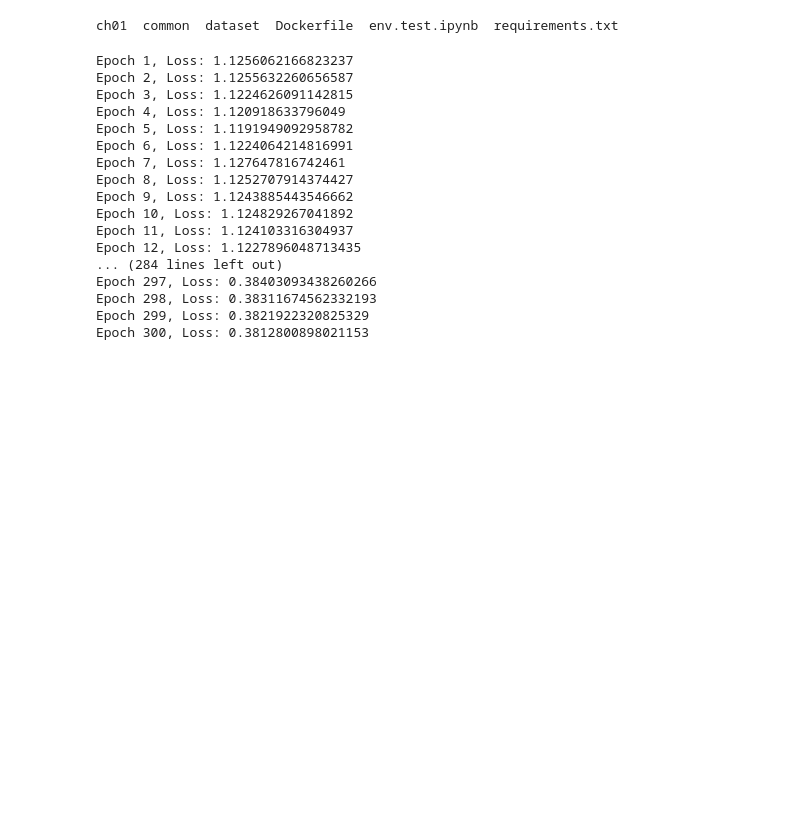
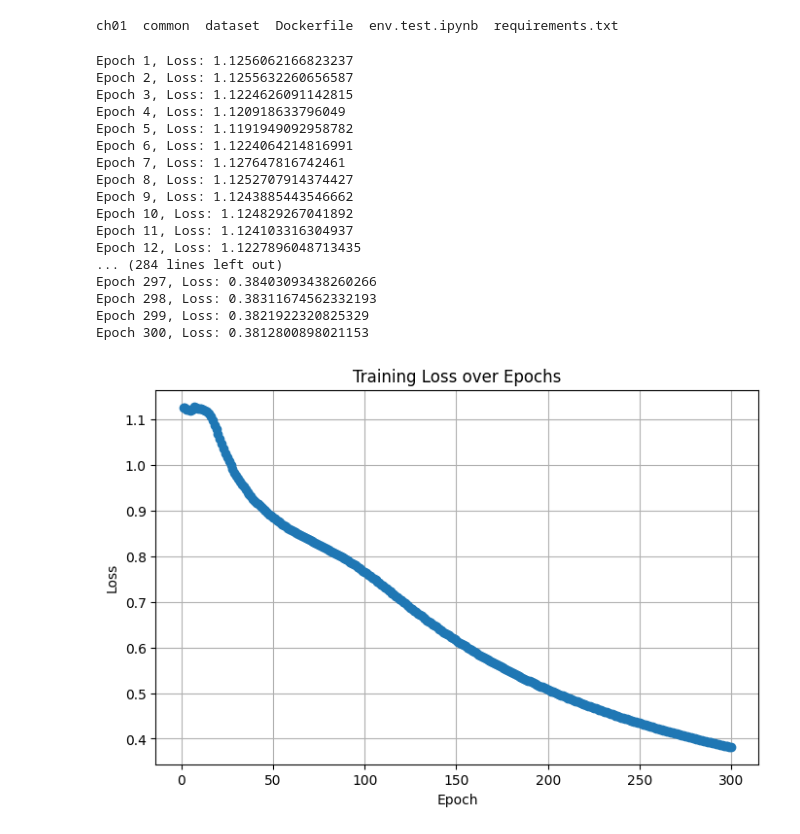
Before and after one commit to TOnodera/review-deep-learning, a Jupyter notebook: ch01/train_custom_loop.ipynb, the cells around one changed output. Cells and saved outputs as stored; diff of their text form; code cells hidden in the pictures; blank space fills up the shorter version.

```diff
--- a/ch01/train_custom_loop.ipynb
+++ b/ch01/train_custom_loop.ipynb
@@ -10,6 +10,7 @@ import numpy as np
 from common.optimizer import SGD
 from dataset import spiral
 from two_layer_net import TwoLayerNet
+import matplotlib.pyplot as plt
 
 
 # ハイパーパラメータの設定
@@ -40,34 +41,39 @@ for epoch in range(max_epoch):
         batch_x = x[iters * batch_size : (iters + 1) * batch_size]
         batch_t = t[iters * batch_size : (iters + 1) * batch_size]
 
         # 勾配を求めてパラメーターを更新
         loss = model.forward(batch_x, batch_t)
         model.backward()
         optimizer.update(model.params, model.grads)
 
         # 損失の記録
         total_loss += loss
         loss_count += 1
 
-    # エポックごとの損失を記録
-    avg_loss = total_loss / loss_count
-    loss_list.append(avg_loss)
-    print(f"Epoch {epoch + 1}, Loss: {avg_loss}")
+# グラフ描画
+plt.figure(figsize=(8, 5))
+plt.plot(range(1, max_epoch + 1), loss_list, marker="o")
+plt.title("Training Loss over Epochs")
+plt.xlabel("Epoch")
+plt.ylabel("Loss")
+plt.grid(True)
+plt.show()
 # %% [output]
 Epoch 1, Loss: 1.1256062166823237
 Epoch 2, Loss: 1.1255632260656587
 Epoch 3, Loss: 1.1224626091142815
 Epoch 4, Loss: 1.120918633796049
 Epoch 5, Loss: 1.1191949092958782
 Epoch 6, Loss: 1.1224064214816991
 Epoch 7, Loss: 1.127647816742461
 Epoch 8, Loss: 1.1252707914374427
 Epoch 9, Loss: 1.1243885443546662
 Epoch 10, Loss: 1.124829267041892
 Epoch 11, Loss: 1.124103316304937
 Epoch 12, Loss: 1.1227896048713435
 ... (284 lines left out)
 Epoch 297, Loss: 0.38403093438260266
 Epoch 298, Loss: 0.38311674562332193
 Epoch 299, Loss: 0.3821922320825329
 Epoch 300, Loss: 0.3812800898021153
+[figure, added]
```
